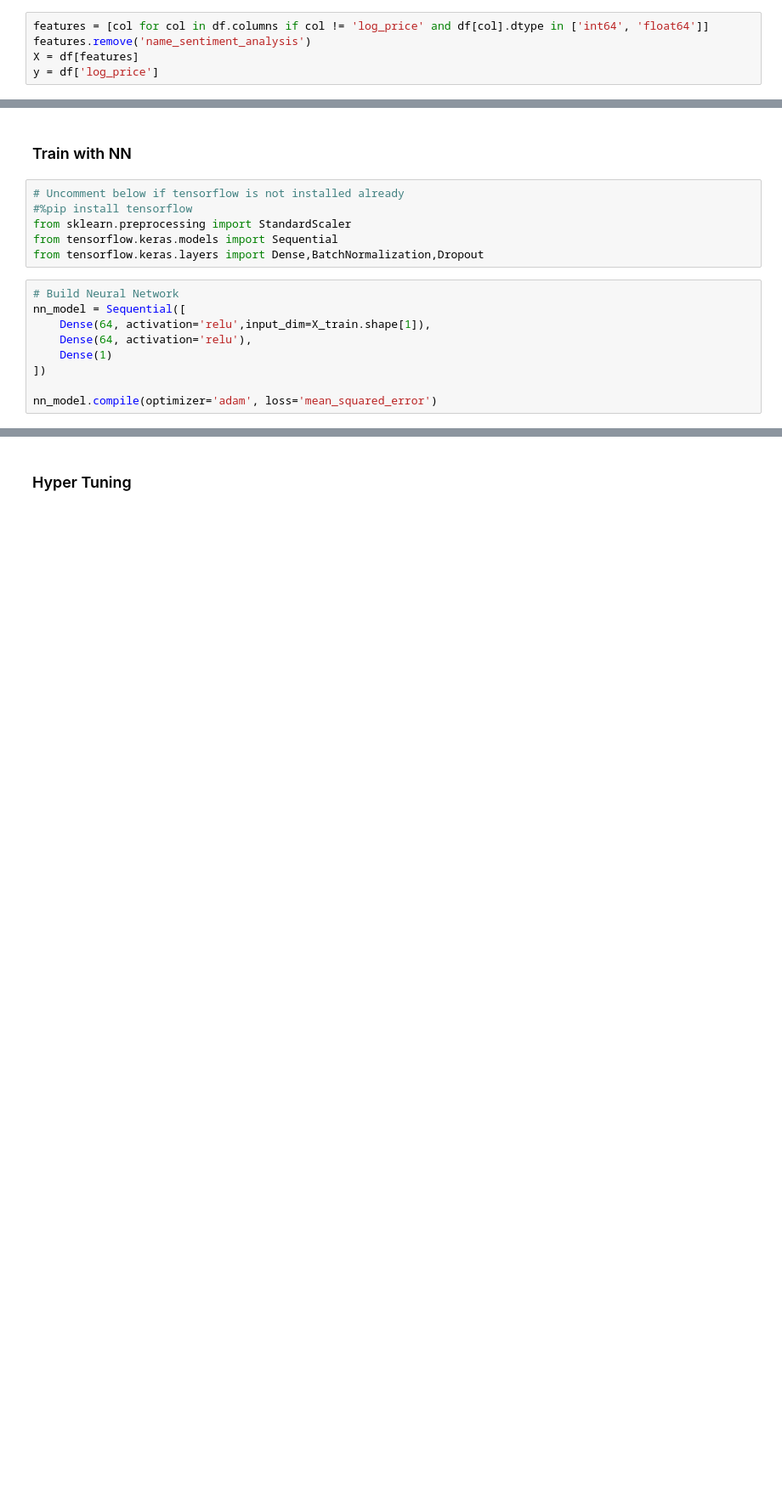
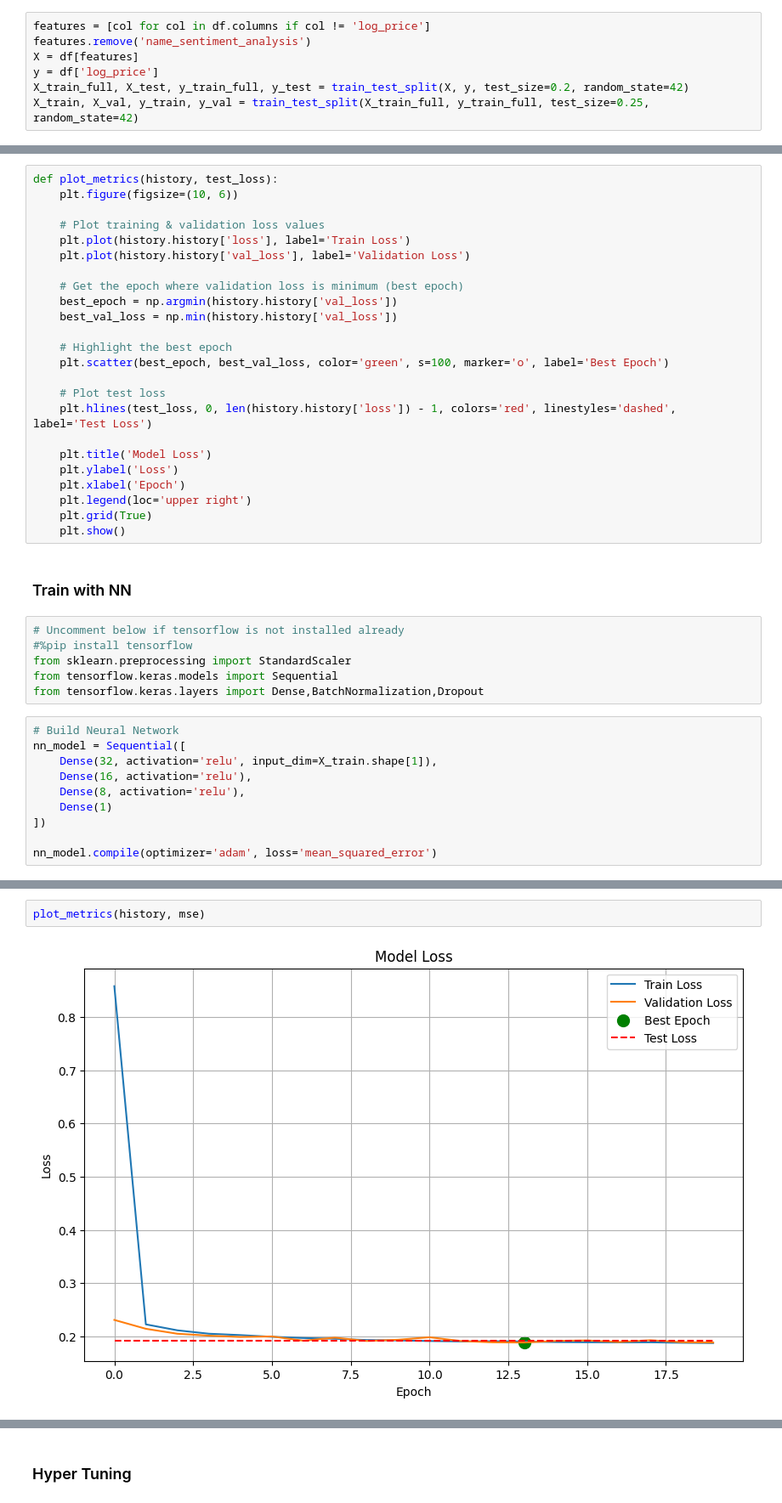
Before and after one commit to CSE151A-Project/151A-project, a Jupyter notebook: Milestone4.ipynb, the cells around one changed output, grey strips where cells are left out. Shown: that part at 85% size. Drawn from its saved outputs; the diff is of its cells as text; blank space fills up the shorter version.

```diff
--- a/Milestone4.ipynb
+++ b/Milestone4.ipynb
@@ -19,7 +19,9 @@ df.head()
 | 3 | 6.620073 | 0.391448 | -0.404046 | 0.296013 | 0.861454 | 0.230678 | 1 | ... |
 | 4 | 4.744932 | -0.536689 | -0.404046 | 0.296013 | -1.485549 | -0.566461 | 1 | ... |
 # %%
-features = [col for col in df.columns if col != 'log_price' and df[col].dtype in ['int64', 'float64']]
+features = [col for col in df.columns if col != 'log_price']
 features.remove('name_sentiment_analysis')
 X = df[features]
 y = df['log_price']
+X_train_full, X_test, y_train_full, y_test = train_test_split(X, y, test_size=0.2, random_state=42)
+X_train, X_val, y_train, y_val = train_test_split(X_train_full, y_train_full, test_size=0.25, random_state=42)
@@ -38,3 +28,27 @@ X_train[:5]
+# %%
+def plot_metrics(history, test_loss):
+    plt.figure(figsize=(10, 6))
+
+    # Plot training & validation loss values
+    plt.plot(history.history['loss'], label='Train Loss')
+    plt.plot(history.history['val_loss'], label='Validation Loss')
+
+    # Get the epoch where validation loss is minimum (best epoch)
+    best_epoch = np.argmin(history.history['val_loss'])
+    best_val_loss = np.min(history.history['val_loss'])
+
+    # Highlight the best epoch
+    plt.scatter(best_epoch, best_val_loss, color='green', s=100, marker='o', label='Best Epoch')
+
+    # Plot test loss
+    plt.hlines(test_loss, 0, len(history.history['loss']) - 1, colors='red', linestyles='dashed', label='Test Loss')
+
+    plt.title('Model Loss')
+    plt.ylabel('Loss')
+    plt.xlabel('Epoch')
+    plt.legend(loc='upper right')
+    plt.grid(True)
+    plt.show()
 # %% [markdown]
 ### Train with NN
 # %%
@@ -46,8 +60,9 @@ from tensorflow.keras.layers import Dense,BatchNormalization,Dropout
 # %%
 # Build Neural Network
 nn_model = Sequential([
-    Dense(64, activation='relu',input_dim=X_train.shape[1]),
-    Dense(64, activation='relu'),
+    Dense(32, activation='relu', input_dim=X_train.shape[1]),
+    Dense(16, activation='relu'),
+    Dense(8, activation='relu'),
     Dense(1)
 ])
 
@@ -82,0 +98,4 @@ Mean Squared Error on Test Set: 0.19842199981212616
+# %%
+plot_metrics(history, mse)
+# %% [output]
+[figure, added]
```
Also changed, not shown: parts of 16 cells of this notebook, 1 other file.
